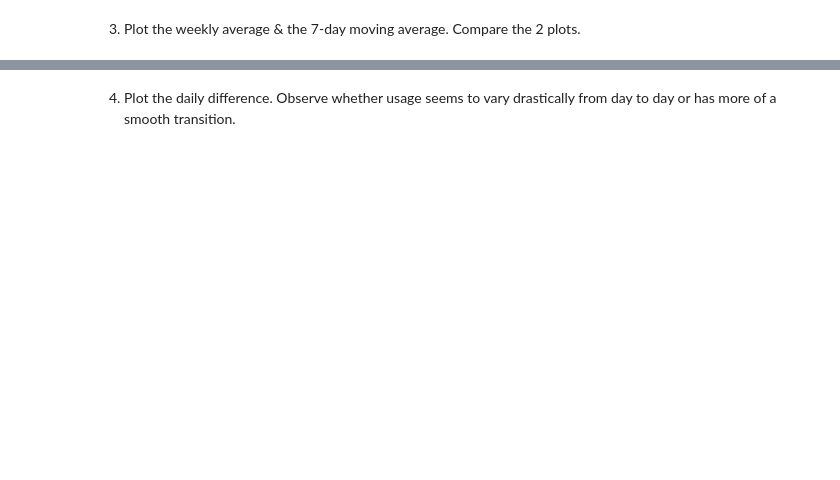
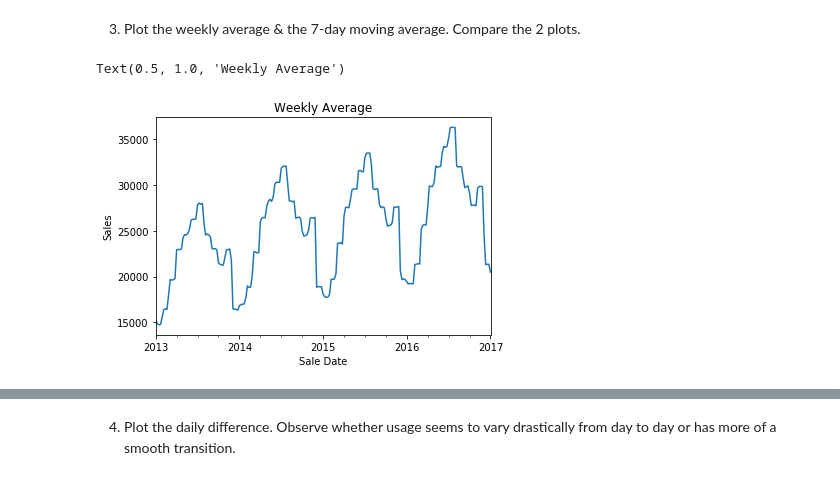
Before and after one commit to cari-holmes/ds-methodologies-exercises, a Jupyter notebook: time_series/explore.ipynb, the cells around one changed output, grey strips where cells are left out. Saved outputs shown, nothing was run; the diff lists cells and outputs as text; code cells hidden in the pictures; blank space fills up the shorter version.

```diff
--- a/time_series/explore.ipynb
+++ b/time_series/explore.ipynb
@@ -35,0 +86,9 @@ df.head(3)
+# %%
+train.resample("W").mean().plot()
+
+plt.xlabel("Sale Date")
+plt.ylabel("Sales")
+plt.title("Weekly Average")
+# %% [output]
+Text(0.5, 1.0, 'Weekly Average')
+[figure, added]
```
Also changed, not shown: parts of 17 cells of this notebook.
